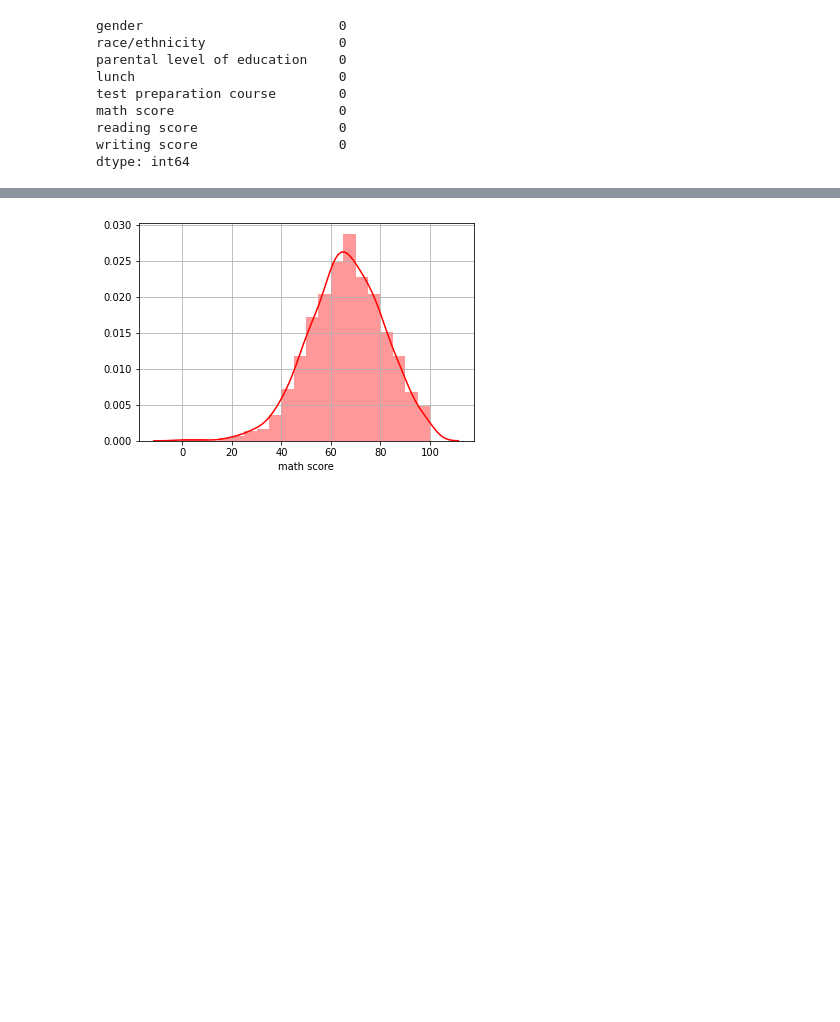
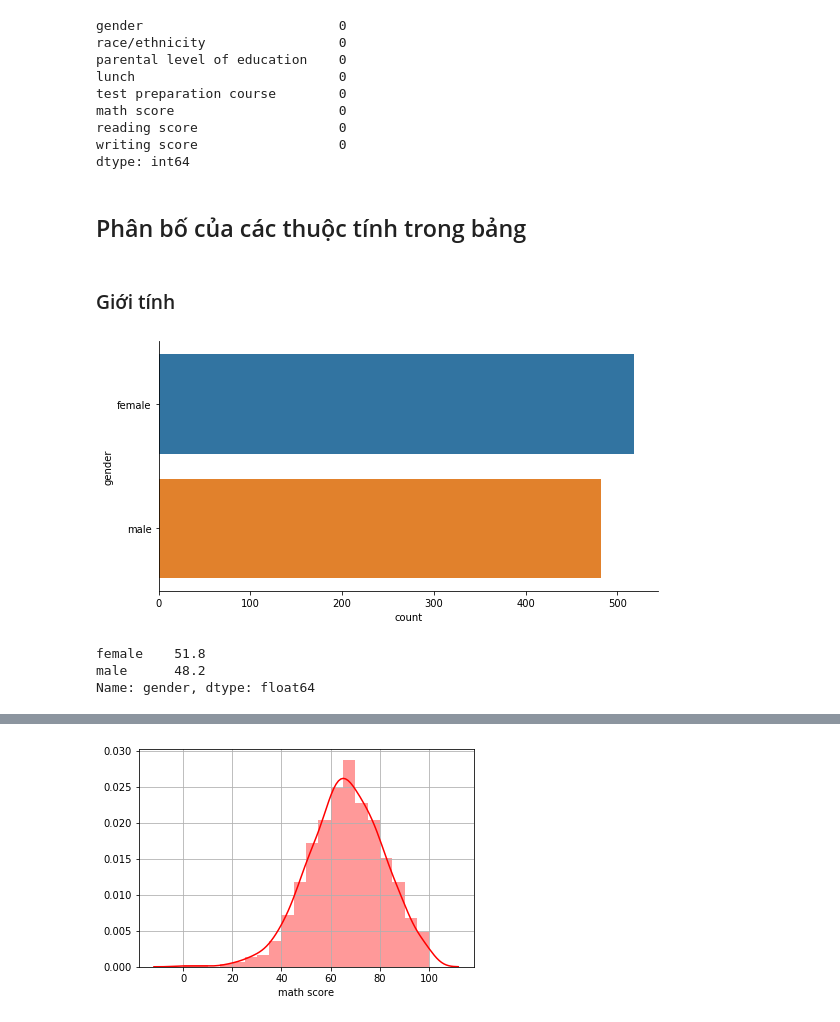
Before and after one commit to LuuHung99/Datamining, a Jupyter notebook: dataMining.ipynb, the cells around one changed output, grey strips where cells are left out. Drawn from its saved outputs; the diff is of its cells as text; code cells hidden in the pictures; blank space fills up the shorter version.

```diff
--- a/dataMining.ipynb
+++ b/dataMining.ipynb
@@ -52,3 +52,17 @@ math score                     0
 reading score                  0
 writing score                  0
 dtype: int64
+# %% [markdown]
+## Phân bố của các thuộc tính trong bảng
+# %% [markdown]
+### Giới tính
+# %%
+sns.catplot(y="gender",  kind="count", height=4, aspect=2, data=df);
+# %% [output]
+[figure, added]
+# %%
+df['gender'].value_counts(normalize=True) * 100
+# %% [output]
+female    51.8
+male      48.2
+Name: gender, dtype: float64
```
Also changed, not shown: parts of 22 cells of this notebook.
